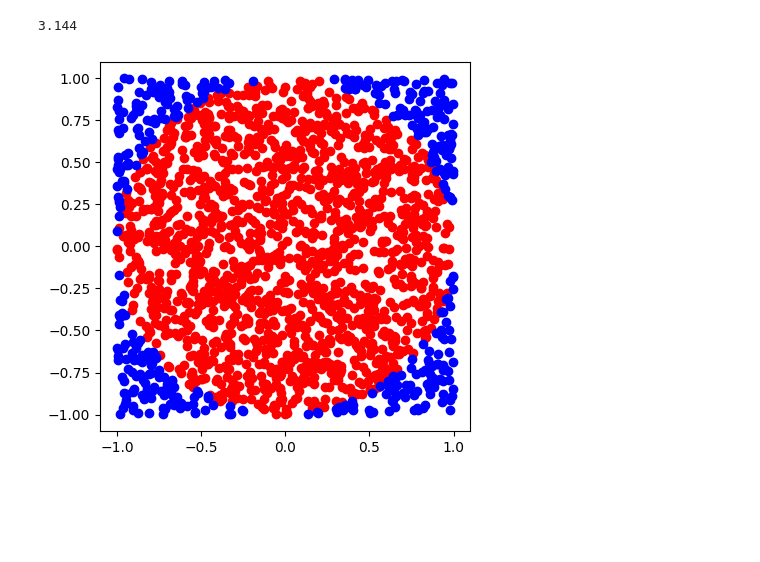
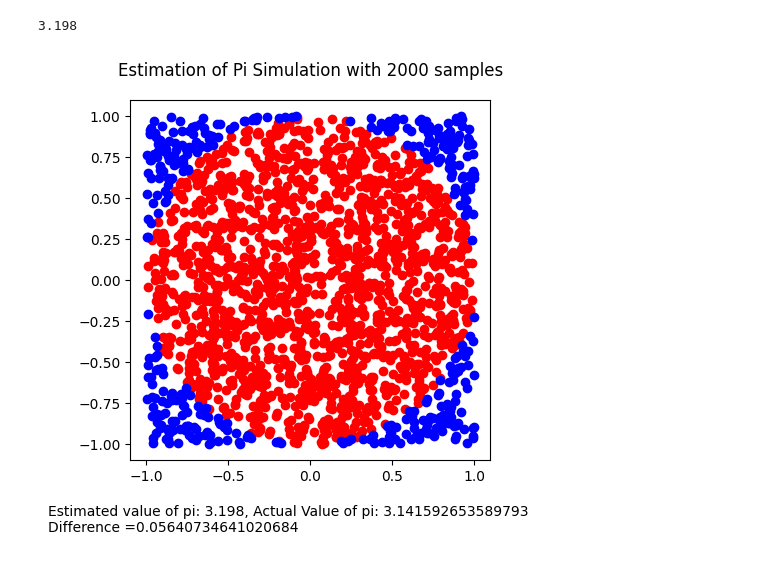
Before and after one commit to victoriajury/monte_carlo_notebooks, a Jupyter notebook: monte_carlo_pi.ipynb, the cells around one changed output. Saved outputs shown, nothing was run; the diff lists cells and outputs as text; code cells hidden in the pictures; blank space fills up the shorter version.

```diff
--- a/monte_carlo_pi.ipynb
+++ b/monte_carlo_pi.ipynb
@@ -44,34 +46,46 @@ for i in range(n_simulations):
     # by definition of the uniform distribution, the point is in the square
     n_points_square += 1
 # %%
-# estimate the value of pi
-pi = 4 * n_points_circle / n_points_square
-print(pi)
+# Estimation of PI
+pi_est = 4 * n_points_circle / n_points_square
+print(pi_est)
+
+pi = np.pi
+
+diff=pi_est-np.pi
 # %% [output]
-3.144
+3.198
 # %%
 # animate plot
 
 def animate(i, cx=[], cy=[], sx=[], sy=[]):
     plt.cla()
     if l_xs[i] in circle_x:
         cx.append(l_xs[i])
     else:
         sx.append(l_xs[i])
     if l_ys[i] in circle_y:
         cy.append(l_ys[i])
     else:
         sy.append(l_ys[i])
 
     plt.scatter(cx, cy, color="red")
     plt.scatter(sx, sy, color="blue")
 
 
-fig = plt.figure()
-ax = plt.gca()
+fig, ax = plt.subplots()
 ax.set_aspect('equal', adjustable='box')
+
+fig.suptitle(f"Estimation of Pi Simulation with {n_simulations} samples")
+
+# Adjust the margins
+plt.subplots_adjust(left=0.1, right=0.9, top=0.9, bottom=0.15)
+
+text = f"Estimated value of pi: {pi_est}, Actual Value of pi: {pi}\nDifference ={diff}"
+fig.text(0.09, 0, text)
+
 ani = animation.FuncAnimation(fig, animate, interval=1, save_count=n_simulations)
 ani.save("circle_plot.gif")
 plt.show()
 # %% [output]
-[figure, old version]
+[figure, new version]
```
Also changed, not shown: parts of 1 cell of this notebook, 4 other files.
